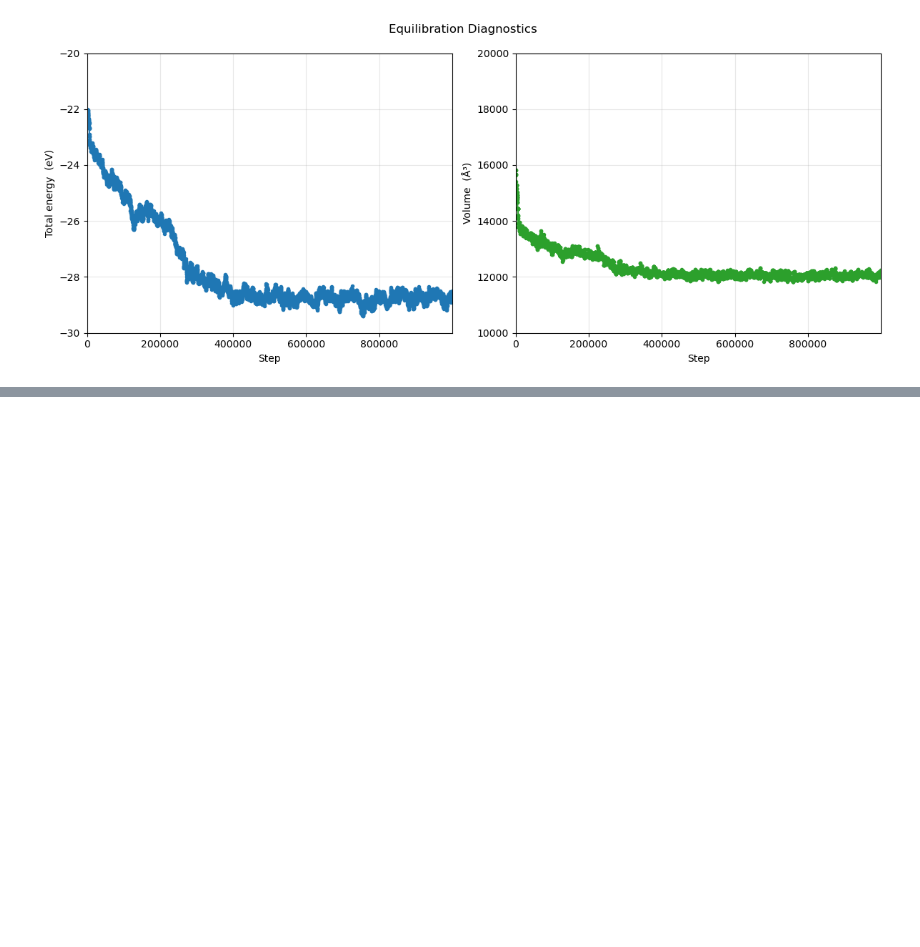
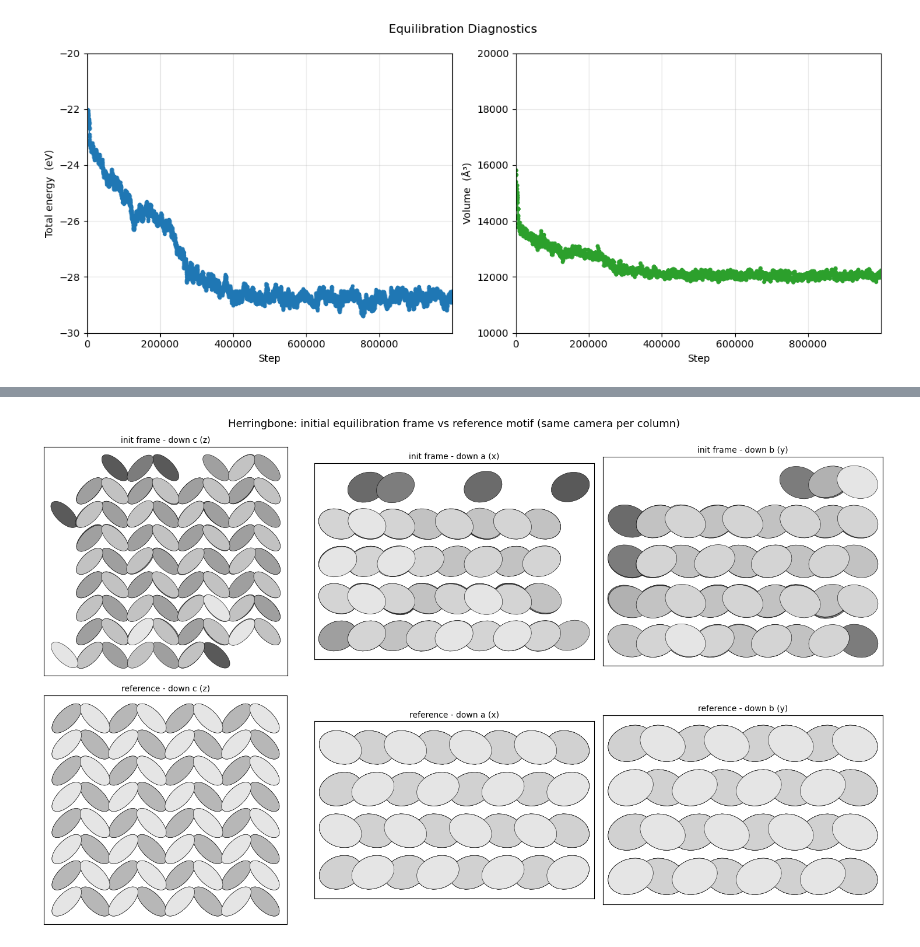
Before and after one commit to ortengren/as_mc, a Jupyter notebook: notebooks/single_state_run.ipynb, the cells around one changed output, grey strips where cells are left out. Saved outputs shown, nothing was run; the diff lists cells and outputs as text; code cells hidden in the pictures; blank space fills up the shorter version.

```diff
--- a/notebooks/single_state_run.ipynb
+++ b/notebooks/single_state_run.ipynb
@@ -185,0 +151,94 @@ ase.io.write("../results/validation/100.0_6.324209e-06/simulation.xyz", traj, fo
+# %%
+# Write equilibration to .xyz file so that it can be visualized
+# To perform the write, set WRITE_TO_XYZ = True
+
+WRITE_TO_XYZ = False
+
+if WRITE_TO_XYZ:
+    eq_traj = []
+
+    with connect("../results/validation/100.0_6.324209e-07/herringbone/equilibration.db") as db:
+        for row in db.select():
+            atoms = row.toatoms()
+            atoms.new_array("c_q", np.asarray(row.data["c_q"]))
+            atoms.new_array("or_vec", np.asarray(row.data["or_vec"]))
+            atoms.new_array("shape", np.asarray([[2.5, 2.5, 1.0] for _ in atoms]))
+            atoms.info["total_energy"] = row["total_energy"]
+
+            eq_traj.append(atoms)
+
+    ase.io.write("../results/validation/100.0_6.324209e-07/herringbone/equilibration.xyz", eq_traj, format="extxyz")
+# %%
+# Herringbone sanity check: initial equilibration frame vs reference motif.
+#
+# Renders the first equilibration frame and the tiled reference
+# benzene_herringbone_cg.xyz from identical viewpoints (one camera per column).
+# The particles are oblate discs (or_vec = the short normal) whose normals lie
+# ~in the a-b plane, so they read as a herringbone zigzag looking down c but as
+# stacked discs from the side -- the two OVITO images were the SAME lattice from
+# different cameras. If each column matches top-vs-bottom, the init is faithful.
+from scipy.spatial.transform import Rotation
+from matplotlib.patches import Ellipse
+from asmcmc.initialize import _load_herringbone_motif, _herringbone_reps
+
+RENDER_DIR = "../results/validation/100.0_6.324209e-07/herringbone"
+DISC_AXES = np.array([2.5, 2.5, 1.0])  # oblate semi-axes; or_vec is the short (1.0) axis
+
+
+def draw_frame(ax, positions, c_q, view, axes=DISC_AXES, title=""):
+    """Draw each oblate particle as its projected silhouette (an ellipse) looking
+    along `view`. Particles are depth-sorted back-to-front and shaded by depth."""
+    v = np.asarray(view, float)
+    v = v / np.linalg.norm(v)
+    up = np.array([0.0, 0.0, 1.0]) if abs(v[2]) < 0.9 else np.array([1.0, 0.0, 0.0])
+    e1 = np.cross(up, v); e1 /= np.linalg.norm(e1)
+    e2 = np.cross(v, e1)
+    basis = np.vstack([e1, e2])                                     # 2x3: plane perp to view
+    rot = Rotation.from_quat(np.roll(c_q, -1, axis=1)).as_matrix()  # scalar-first -> scalar-last
+    center = positions @ basis.T
+    depth = positions @ v
+    shade = (depth - depth.min()) / (np.ptp(depth) + 1e-9)
+    for i in np.argsort(depth):                                     # back to front
+        shape = basis @ (rot[i] @ np.diag(axes**2) @ rot[i].T) @ basis.T
+        eigval, eigvec = np.linalg.eigh(shape)
+        width, height = 2.0 * np.sqrt(np.maximum(eigval, 1e-9))
+        angle = np.degrees(np.arctan2(eigvec[1, 1], eigvec[0, 1]))
+        g = 0.35 + 0.55 * shade[i]
+        ax.add_patch(Ellipse(center[i], width, height, angle=angle,
+                             facecolor=(g, g, g), edgecolor="k", lw=0.4))
+    pad = 3.0
+    ax.set_xlim(center[:, 0].min() - pad, center[:, 0].max() + pad)
+    ax.set_ylim(center[:, 1].min() - pad, center[:, 1].max() + pad)
+    ax.set_aspect("equal"); ax.set_xticks([]); ax.set_yticks([])
+    ax.set_title(title, fontsize=10)
+
+
+# frame 1: my first equilibration frame (init + one MC block, so slightly thermal)
+with connect(f"{RENDER_DIR}/equilibration.db") as db:
+    row = next(db.select())
+init_atoms = row.toatoms()
+init_atoms.wrap()  # tuck PBC strays back in
+init_pos = init_atoms.get_positions()
+init_cq = np.asarray(row.data["c_q"])
+
+# frame 2: reference benzene_herringbone_cg.xyz tiled to the same supercell
+coms0, or0, cq0, edges = _load_herringbone_motif()
+nx, ny, nz = _herringbone_reps(len(init_pos), edges)
+a, b, c = edges
+offsets = np.array([[i * a, j * b, k * c]
+                    for i in range(nx) for j in range(ny) for k in range(nz)])
+ref_pos = (coms0[None] + offsets[:, None]).reshape(-1, 3)
+ref_cq = np.broadcast_to(cq0, (nx * ny * nz, len(cq0), 4)).reshape(-1, 4).copy()
+
+VIEWS = [([0, 0, 1], "down c (z)"), ([1, 0, 0], "down a (x)"), ([0, 1, 0], "down b (y)")]
+fig, axs = plt.subplots(2, len(VIEWS), figsize=(5 * len(VIEWS), 9))
+for col, (view, name) in enumerate(VIEWS):
+    draw_frame(axs[0, col], init_pos, init_cq, view, title=f"init frame - {name}")
+    draw_frame(axs[1, col], ref_pos, ref_cq, view, title=f"reference - {name}")
+fig.suptitle("Herringbone: initial equilibration frame vs reference motif "
+             "(same camera per column)", fontsize=13)
+fig.tight_layout()
+fig.savefig(f"{RENDER_DIR}/herringbone_init_vs_reference.png", dpi=150)
+plt.show()
+# %% [output]
+[figure, added]
```
Also changed, not shown: parts of 12 cells of this notebook.
